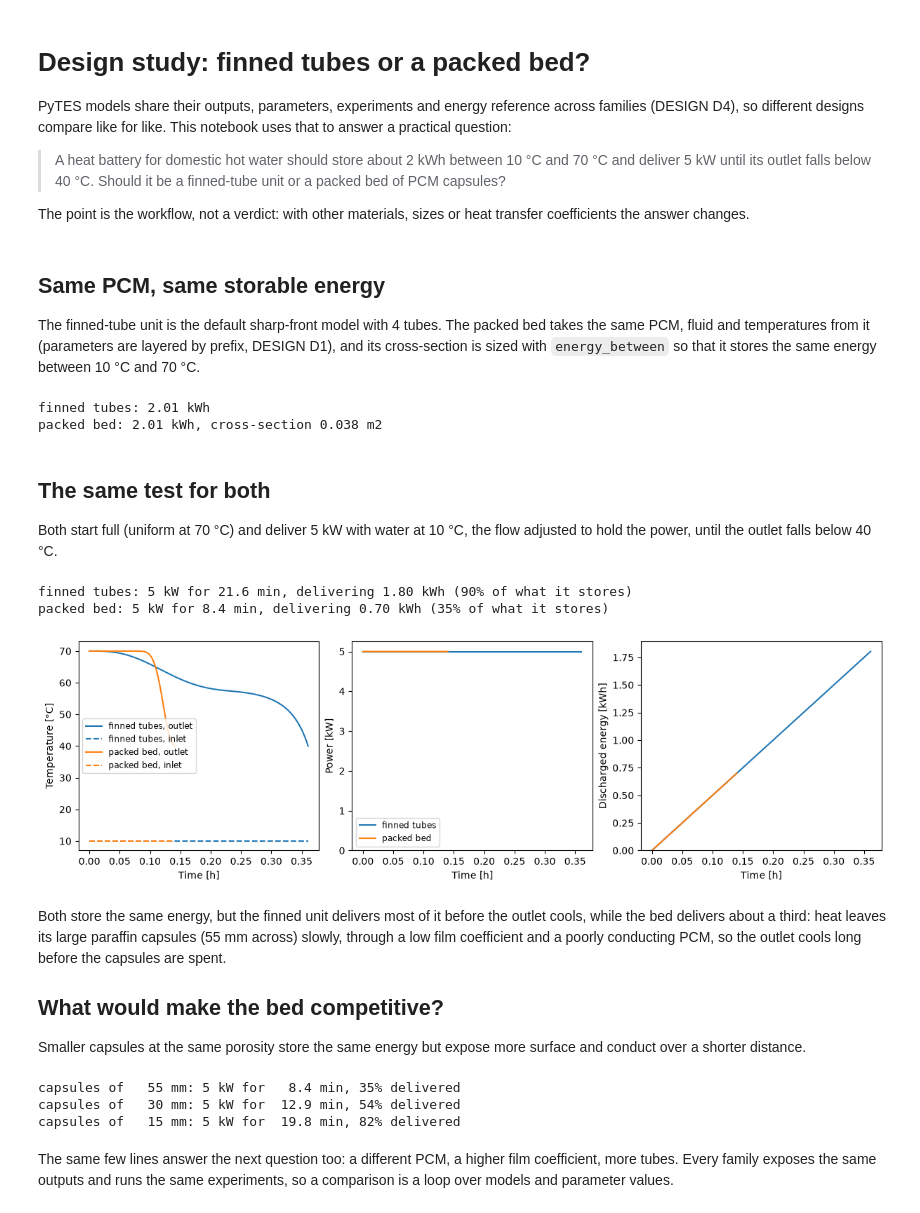
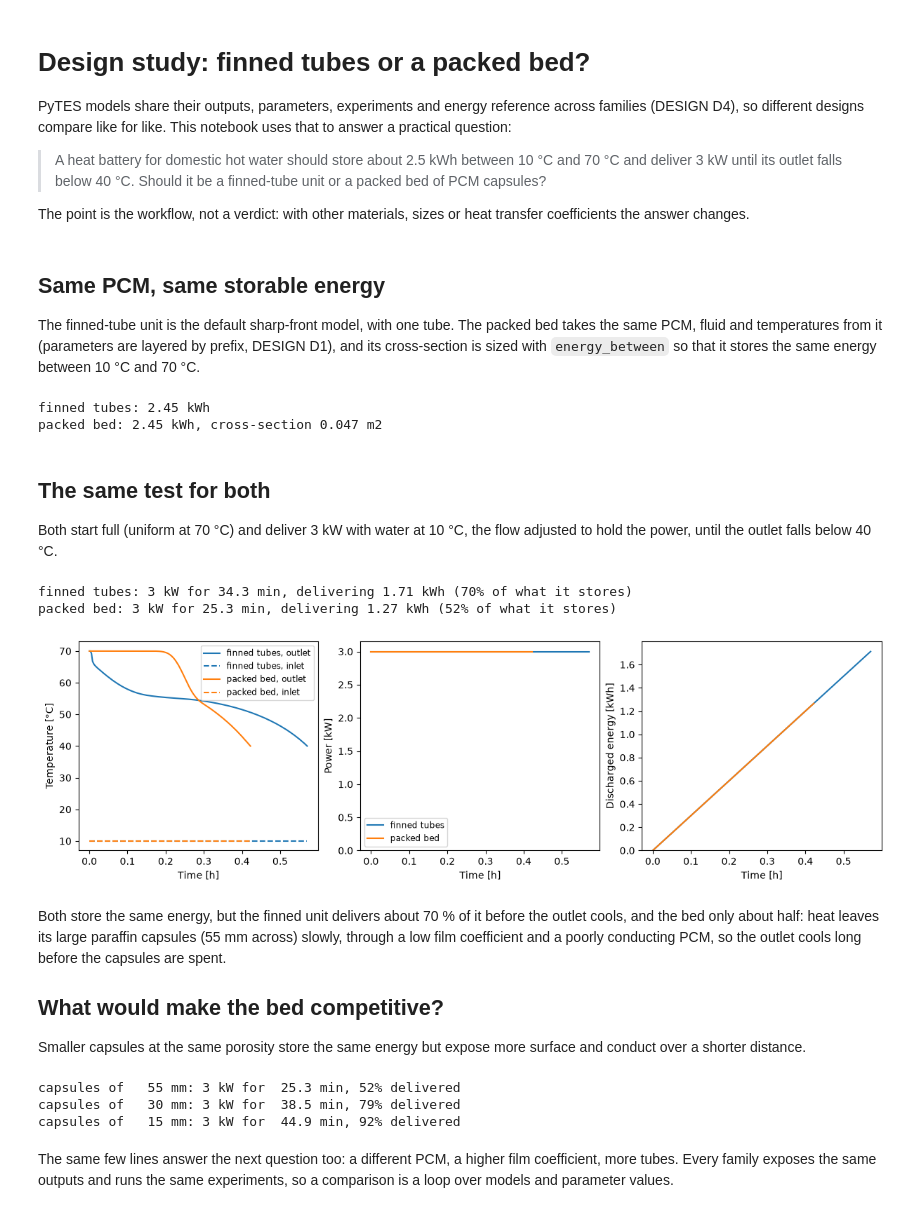
Before and after one commit to mmsg-warwick/PyTES, a Jupyter notebook: examples/design_study.ipynb, the cells around one changed output. Drawn from its saved outputs; the diff is of its cells as text; code cells hidden in the pictures.

```diff
--- a/examples/design_study.ipynb
+++ b/examples/design_study.ipynb
@@ -5,8 +5,8 @@ PyTES models share their outputs, parameters, experiments and energy reference a
 families (DESIGN D4), so different designs compare like for like. This notebook uses that
 to answer a practical question:
 
-> A heat battery for domestic hot water should store about 2 kWh between 10 °C and 70 °C
-> and deliver 5 kW until its outlet falls below 40 °C. Should it be a finned-tube unit or a
+> A heat battery for domestic hot water should store about 2.5 kWh between 10 °C and 70 °C
+> and deliver 3 kW until its outlet falls below 40 °C. Should it be a finned-tube unit or a
 > packed bed of PCM capsules?
 
 The point is the workflow, not a verdict: with other materials, sizes or heat transfer
@@ -21,14 +21,13 @@ T_cold, T_hot = 273.15 + 10, 273.15 + 70
 # %% [markdown]
 ## Same PCM, same storable energy
 
-The finned-tube unit is the default sharp-front model with 4 tubes. The packed bed takes the
+The finned-tube unit is the default sharp-front model, with one tube. The packed bed takes the
 same PCM, fluid and temperatures from it (parameters are layered by prefix, DESIGN D1), and
 its cross-section is sized with `energy_between` so that it stores the same energy between
 10 °C and 70 °C.
 # %%
 finned = pytes.SharpFrontModel()
 finned_values = finned.default_parameter_values
-finned_values["Number of tubes"] = 4
 capacity = pytes.energy_between(finned, T_cold, T_hot, finned_values)
 
 bed = pytes.PackedBedModel()
@@ -51,48 +50,48 @@ print(
     f"cross-section {capacity / per_area:.3f} m2"
 )
 # %% [output]
-finned tubes: 2.01 kWh
-packed bed: 2.01 kWh, cross-section 0.038 m2
+finned tubes: 2.45 kWh
+packed bed: 2.45 kWh, cross-section 0.047 m2
 # %% [markdown]
 ## The same test for both
 
-Both start full (uniform at 70 °C) and deliver 5 kW with water at 10 °C, the flow adjusted
+Both start full (uniform at 70 °C) and deliver 3 kW with water at 10 °C, the flow adjusted
 to hold the power, until the outlet falls below 40 °C.
 # %%
 test = Experiment(
     [
         s.ConstantPower(
-            5e3,
+            3e3,
             inlet_temperature=T_cold,
             termination=[
                 s.outlet_temperature_below(273.15 + 40),
                 s.mass_flow_rate_above(1.0),
             ],
             period=10,
         )
     ]
 )
 results = {}
 for name, model, values in [
     ("finned tubes", finned, finned_values),
     ("packed bed", bed, bed_values),
 ]:
     results[name] = run_experiment(model, test, parameter_values=values)
     delivered = results[name]["Discharged energy [J]"].entries[-1]
     minutes = results[name]["Time [min]"].entries[-1]
     print(
-        f"{name}: 5 kW for {minutes:.1f} min, delivering {delivered / 3.6e6:.2f} kWh "
+        f"{name}: 3 kW for {minutes:.1f} min, delivering {delivered / 3.6e6:.2f} kWh "
         f"({delivered / capacity:.0%} of what it stores)"
     )
 
 fig, axes = plotting.plot_summary(list(results.values()), labels=list(results))
 # %% [output]
-finned tubes: 5 kW for 21.6 min, delivering 1.80 kWh (90% of what it stores)
-packed bed: 5 kW for 8.4 min, delivering 0.70 kWh (35% of what it stores)
+finned tubes: 3 kW for 34.3 min, delivering 1.71 kWh (70% of what it stores)
+packed bed: 3 kW for 25.3 min, delivering 1.27 kWh (52% of what it stores)
-[figure, old version]
+[figure, new version]
 # %% [markdown]
-Both store the same energy, but the finned unit delivers most of it before the outlet
-cools, while the bed delivers about a third: heat leaves its large paraffin capsules (55 mm
+Both store the same energy, but the finned unit delivers about 70 % of it before the
+outlet cools, and the bed only about half: heat leaves its large paraffin capsules (55 mm
 across) slowly, through a low film coefficient and a poorly conducting PCM, so the outlet
 cools long before the capsules are spent.
 
@@ -107,13 +106,13 @@ for radius in (27.5e-3, 15e-3, 7.5e-3):
     solution = run_experiment(bed, test, parameter_values=values)
     delivered = solution["Discharged energy [J]"].entries[-1]
     print(
-        f"capsules of {2e3 * radius:4.0f} mm: 5 kW for "
+        f"capsules of {2e3 * radius:4.0f} mm: 3 kW for "
         f"{solution['Time [min]'].entries[-1]:5.1f} min, {delivered / capacity:.0%} delivered"
     )
 # %% [output]
-capsules of   55 mm: 5 kW for   8.4 min, 35% delivered
-capsules of   30 mm: 5 kW for  12.9 min, 54% delivered
-capsules of   15 mm: 5 kW for  19.8 min, 82% delivered
+capsules of   55 mm: 3 kW for  25.3 min, 52% delivered
+capsules of   30 mm: 3 kW for  38.5 min, 79% delivered
+capsules of   15 mm: 3 kW for  44.9 min, 92% delivered
 # %% [markdown]
 The same few lines answer the next question too: a different PCM, a higher film
 coefficient, more tubes. Every family exposes the same outputs and runs the same experiments,
```
Also changed, not shown: 29 other files.
